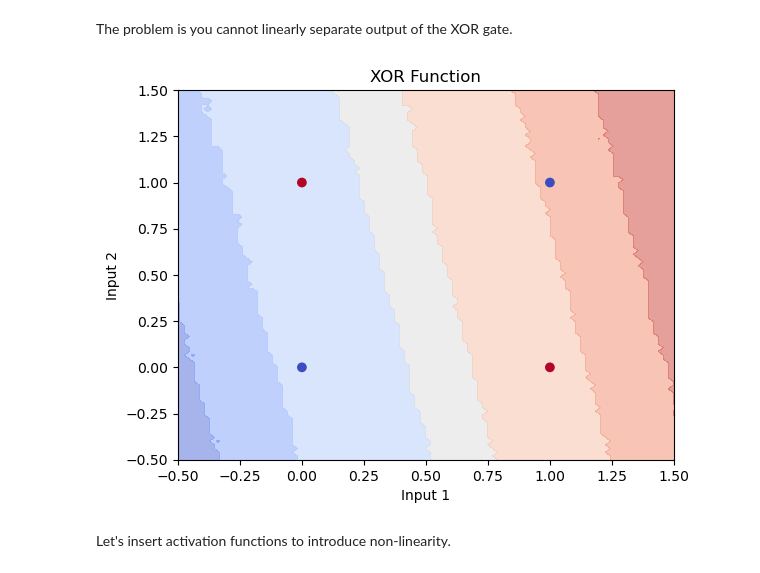
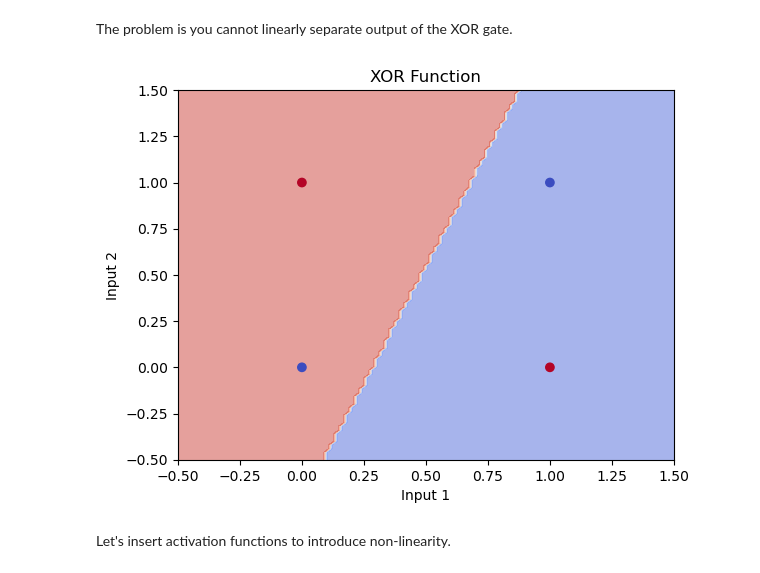
Before and after one commit to dangeloandrea14/DNN-lectures, a Jupyter notebook: 1.5_Activation_Functions.ipynb, the cells around one changed output. Drawn from its saved outputs; the diff is of its cells as text; code cells hidden in the pictures.

Commit message:
rounding

```diff
--- a/1.5_Activation_Functions.ipynb
+++ b/1.5_Activation_Functions.ipynb
@@ -103,21 +103,21 @@ The problem is you cannot linearly separate output of the XOR gate.
 # %%
 #plot non-linear decision boundary
 x = np.linspace(-0.5, 1.5, 100)
 y = np.linspace(-0.5, 1.5, 100)
 X, Y = np.meshgrid(x, y)
 Z = np.zeros((100,100))
 for i in range(100):
     for j in range(100):
-        Z[i,j] = shallow_nn(torch.tensor([X[i,j], Y[i,j]], dtype=torch.float32)).detach().numpy()
+        Z[i,j] = shallow_nn(torch.tensor([X[i,j], Y[i,j]], dtype=torch.float32)).detach().numpy().round()
 
 plt.contourf(X, Y, Z, cmap='coolwarm', alpha=0.5)
 plt.scatter(two_bits_df[0], two_bits_df[1], cmap='coolwarm', c=two_bits_df['XOR'])
 plt.xlabel('Input 1')
 plt.ylabel('Input 2')
 plt.title('XOR Function')
 plt.show()
 # %% [output]
-[figure, old version]
+[figure, new version]
 # %% [markdown]
 Let's insert activation functions to introduce non-linearity.
 # %%
```
Also changed, not shown: parts of 5 cells of this notebook.
